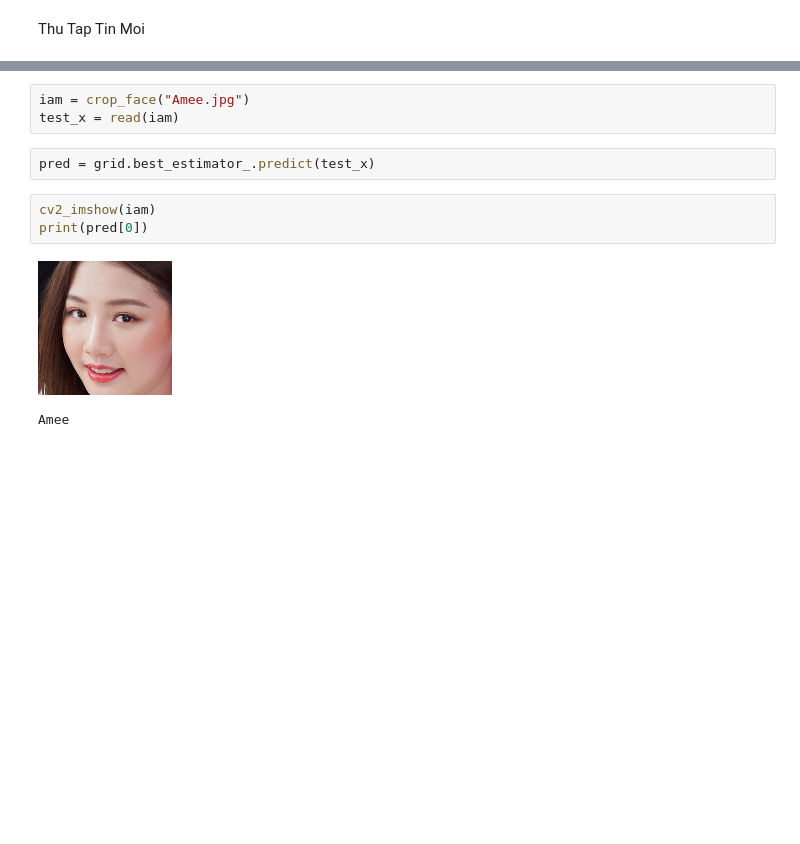
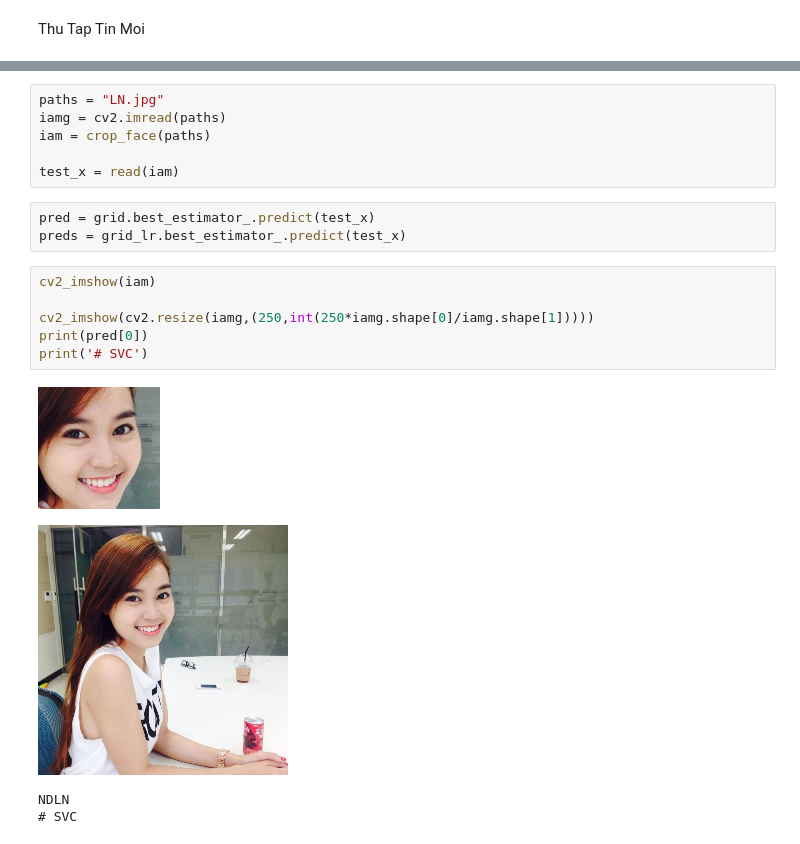
Before and after one commit to latruonghai/CS114.K21, a Jupyter notebook: DoAn_DPT.ipynb, the cells around one changed output, grey strips where cells are left out. Drawn from its saved outputs; the diff is of its cells as text; blank space fills up the shorter version.

```diff
--- a/DoAn_DPT.ipynb
+++ b/DoAn_DPT.ipynb
@@ -331,11 +305,20 @@ def read(img):
-# %%
-iam = crop_face("Amee.jpg")
-test_x = read(iam)
+# %%
+paths = "LN.jpg"
+iamg = cv2.imread(paths)
+iam = crop_face(paths)
+
+test_x = read(iam)
 # %%
 pred = grid.best_estimator_.predict(test_x)
+preds = grid_lr.best_estimator_.predict(test_x)
-# %%
-cv2_imshow(iam)
-print(pred[0])
-# %% [output]
-[figure, removed]
-Amee
+# %%
+cv2_imshow(iam)
+
+cv2_imshow(cv2.resize(iamg,(250,int(250*iamg.shape[0]/iamg.shape[1]))))
+print(pred[0])
+print('# SVC')
+# %% [output]
+[figure, added]
+[figure, added]
+NDLN
+# SVC
```
Also changed, not shown: parts of 16 cells of this notebook.
